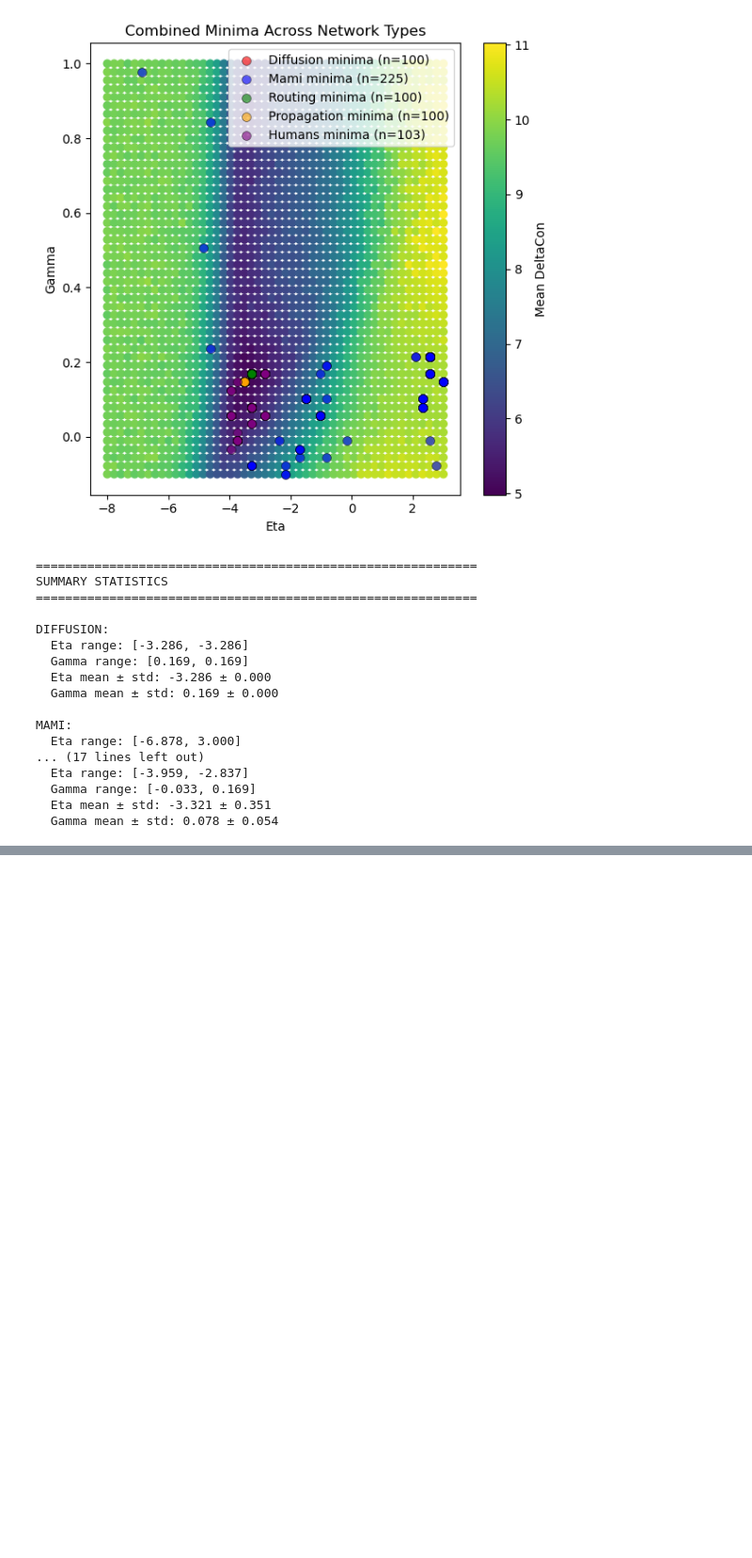
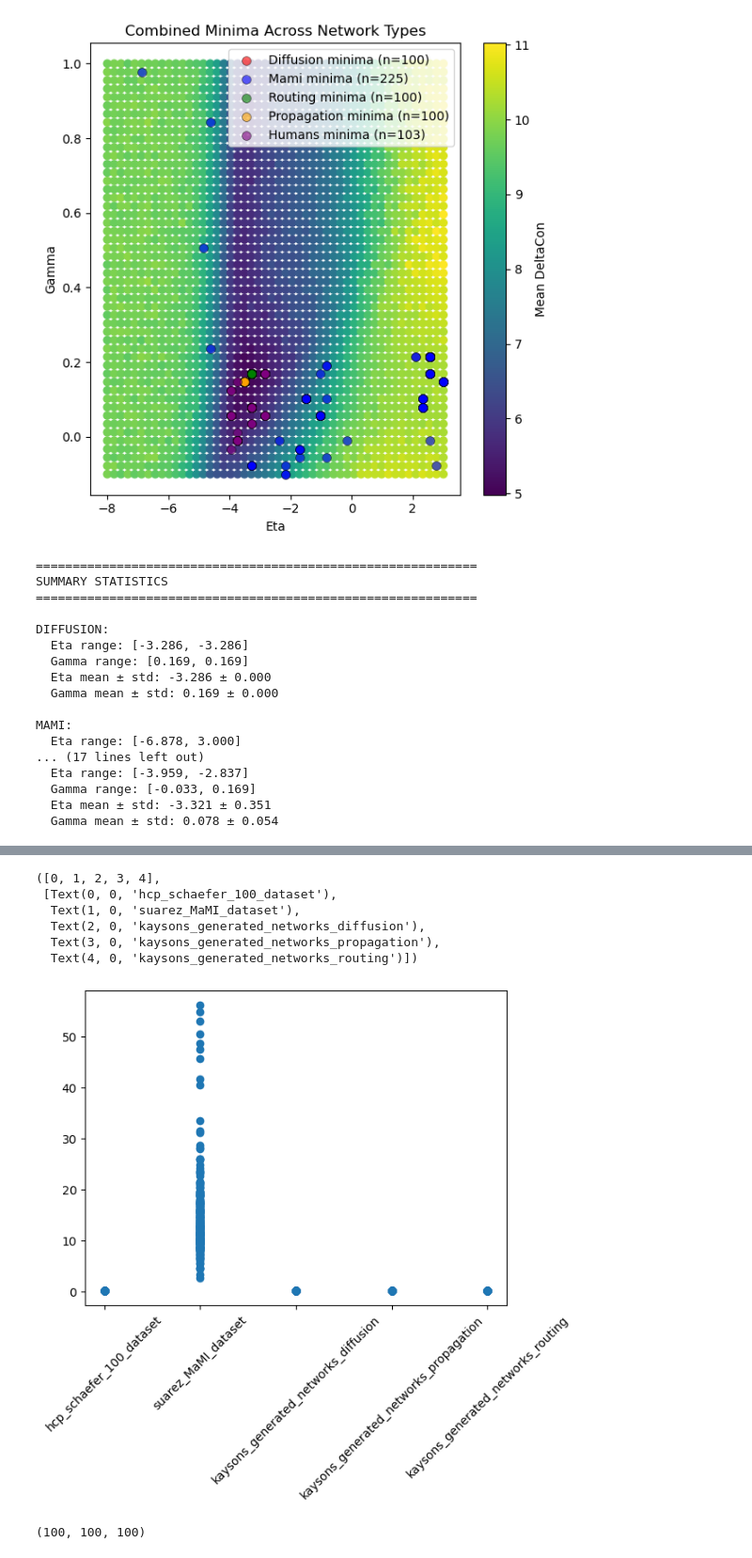
Before and after one commit to ad045/simba, a Jupyter notebook: testing_stuff_2.ipynb, the cells around one changed output, grey strips where cells are left out. Shown at 94% size. Saved outputs shown, nothing was run; the diff lists cells and outputs as text; code cells hidden in the pictures; blank space fills up the shorter version.

```diff
--- a/testing_stuff_2.ipynb
+++ b/testing_stuff_2.ipynb
@@ -378,0 +899,20 @@ plt.show()
+# %%
+plt.scatter(huge_df["dataset"], huge_df["density"])
+plt.xticks(rotation=45)
+# %% [output]
+([0, 1, 2, 3, 4],
+ [Text(0, 0, 'hcp_schaefer_100_dataset'),
+  Text(1, 0, 'suarez_MaMI_dataset'),
+  Text(2, 0, 'kaysons_generated_networks_diffusion'),
+  Text(3, 0, 'kaysons_generated_networks_propagation'),
+  Text(4, 0, 'kaysons_generated_networks_routing')])
+[figure, added]
+# %%
+# conns = np.load("/Users/adrian/Documents/01_projects/14_4D_lab/14_4D_lab_code/data/preprocessed/suarez_MaMI_dataset/01_connectomes/00_connectomes_50.npy")
+# conns = np.load("/Users/adrian/Documents/01_projects/14_4D_lab/14_4D_lab_code/data/preprocessed/suarez_MaMI_dataset/01_connectomes/01_consensus_bin_density_10_percent_50.npy")
+# conns = np.load("/Users/adrian/Documents/01_projects/14_4D_lab/14_4D_lab_code/data/preprocessed/hcp_schaefer_100_dataset/01_connectomes/00_connectomes_density10.npy")
+# conns = np.load("/Users/adrian/Documents/01_projects/14_4D_lab/14_4D_lab_code/output/gnm/kaysons_generated_networks_diffusion/05_mst_animal_0_compared_with_diffusion/generated_networks/net_eta-0.36734688282013_gamma-0.010204084217549_ruleMatchingIndex_id001.npy")
+conns = np.load("/Users/adrian/Documents/01_projects/14_4D_lab/14_4D_lab_code/data/preprocessed/kaysons_generated_networks_routing/01_connectomes/routing_10.npy")
+conns.shape
+# %% [output]
+(100, 100, 100)
```
Also changed, not shown: parts of 9 cells of this notebook, 1 other file.
